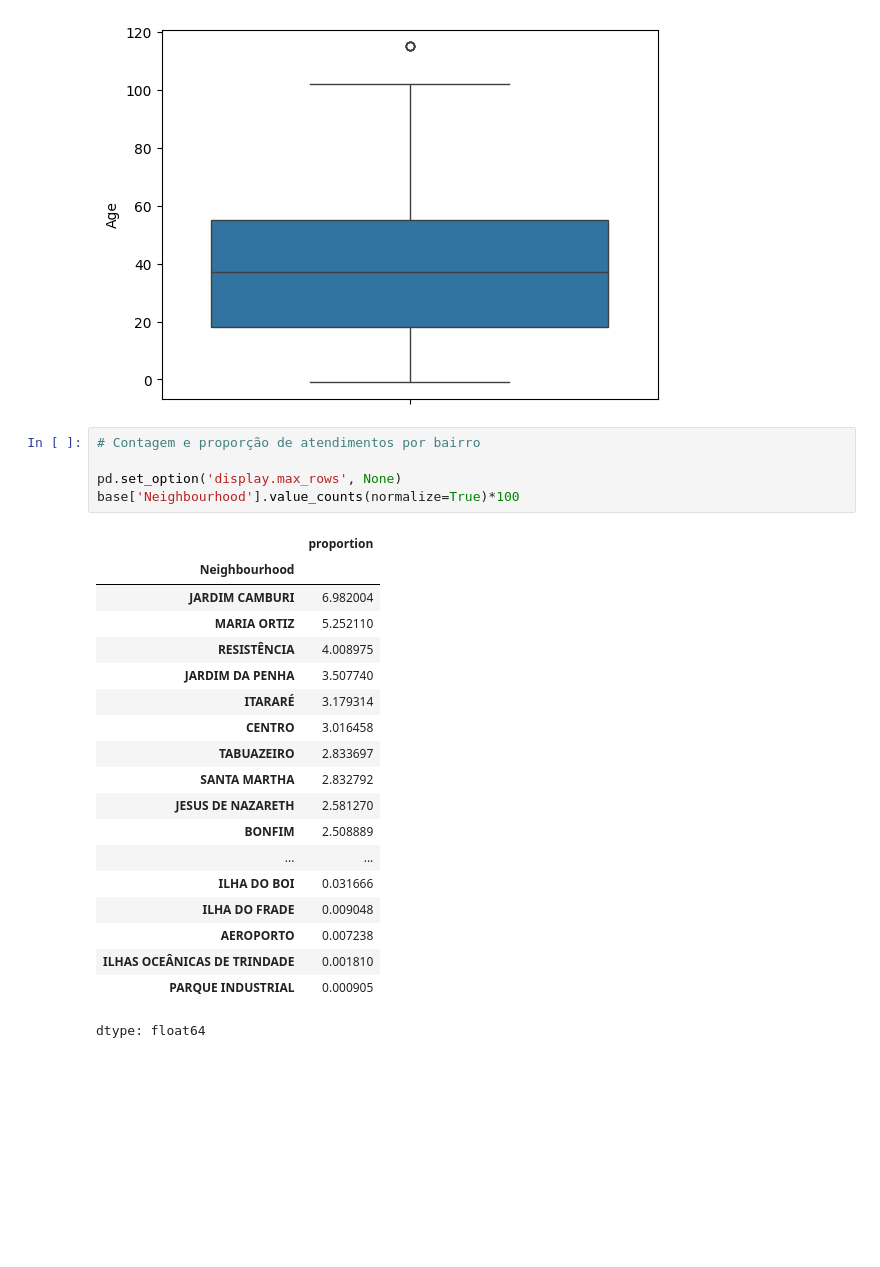
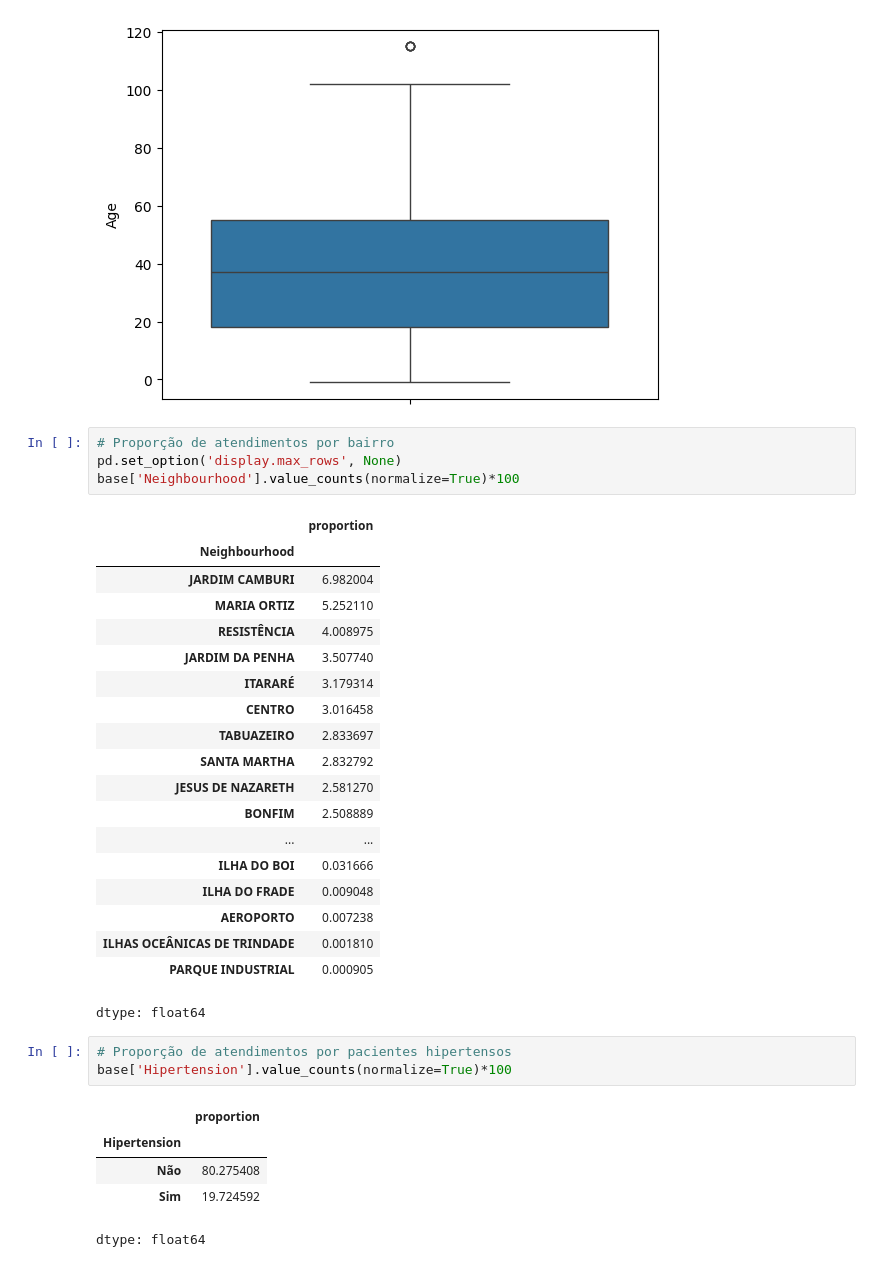
Before and after one commit to lucasmeirellesmachado/CDIA-Estatistica_II, a Jupyter notebook: Atividade_Classificação.ipynb, the cells around one changed output. Drawn from its saved outputs; the diff is of its cells as text; blank space fills up the shorter version.

```diff
--- a/Atividade_Classificação.ipynb
+++ b/Atividade_Classificação.ipynb
@@ -133,8 +133,7 @@ plt.show()
 # %% [output]
 [figure]
 # %%
-# Contagem e proporção de atendimentos por bairro
-
+# Proporção de atendimentos por bairro
 pd.set_option('display.max_rows', None)
 base['Neighbourhood'].value_counts(normalize=True)*100
 # %% [output]
@@ -157,3 +156,12 @@ base['Neighbourhood'].value_counts(normalize=True)*100
 | ILHAS OCEÂNICAS DE TRINDADE | 0.001810 |
 | PARQUE INDUSTRIAL | 0.000905 |
 dtype: float64
+# %%
+# Proporção de atendimentos por pacientes hipertensos
+base['Hipertension'].value_counts(normalize=True)*100
+# %% [output]
+|  | proportion |
+| Hipertension |  |
+| Não | 80.275408 |
+| Sim | 19.724592 |
+dtype: float64
```
Also changed, not shown: parts of 7 cells of this notebook.
